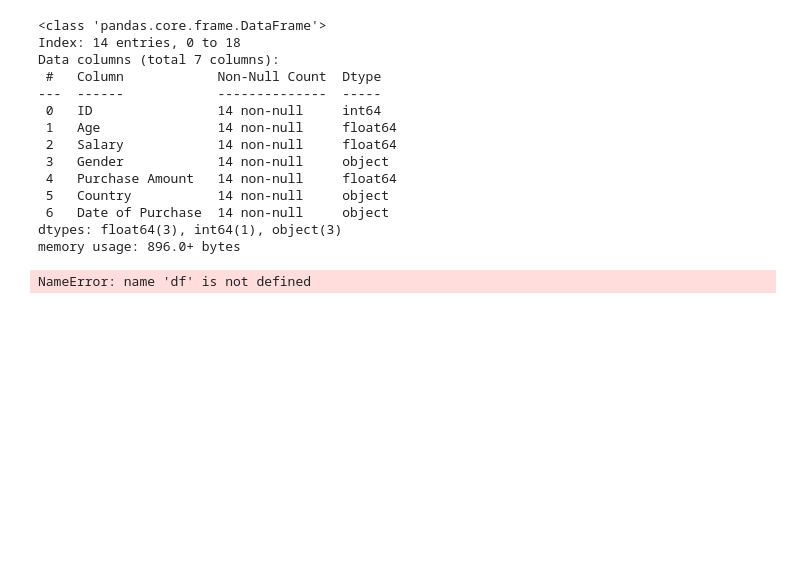
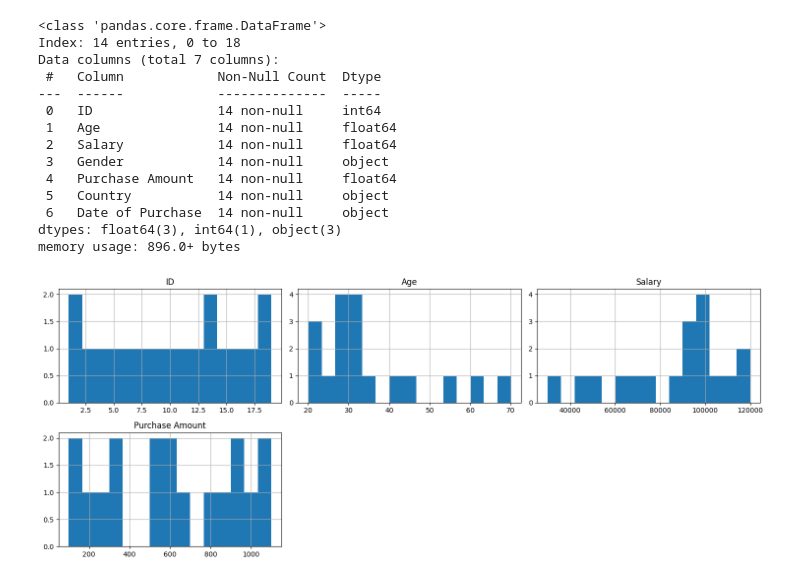
Before and after one commit to ahmadjan223/machine-learning, a Jupyter notebook: day3.ipynb, the cells around one changed output. Drawn from its saved outputs; the diff is of its cells as text; code cells hidden in the pictures; blank space fills up the shorter version.

```diff
--- a/day3.ipynb
+++ b/day3.ipynb
@@ -167,8 +167,8 @@ Data columns (total 7 columns):
 dtypes: float64(3), int64(1), object(3)
 memory usage: 896.0+ bytes
 # %%
-df.hist(bins=15, figsize=(15, 6), layout=(2, 3))
+data.hist(bins=15, figsize=(15, 6), layout=(2, 3))
 plt.tight_layout()
 plt.show()
 # %% [output]
-NameError: name 'df' is not defined
+[figure, added]
```
Also changed, not shown: parts of 3 cells of this notebook.
